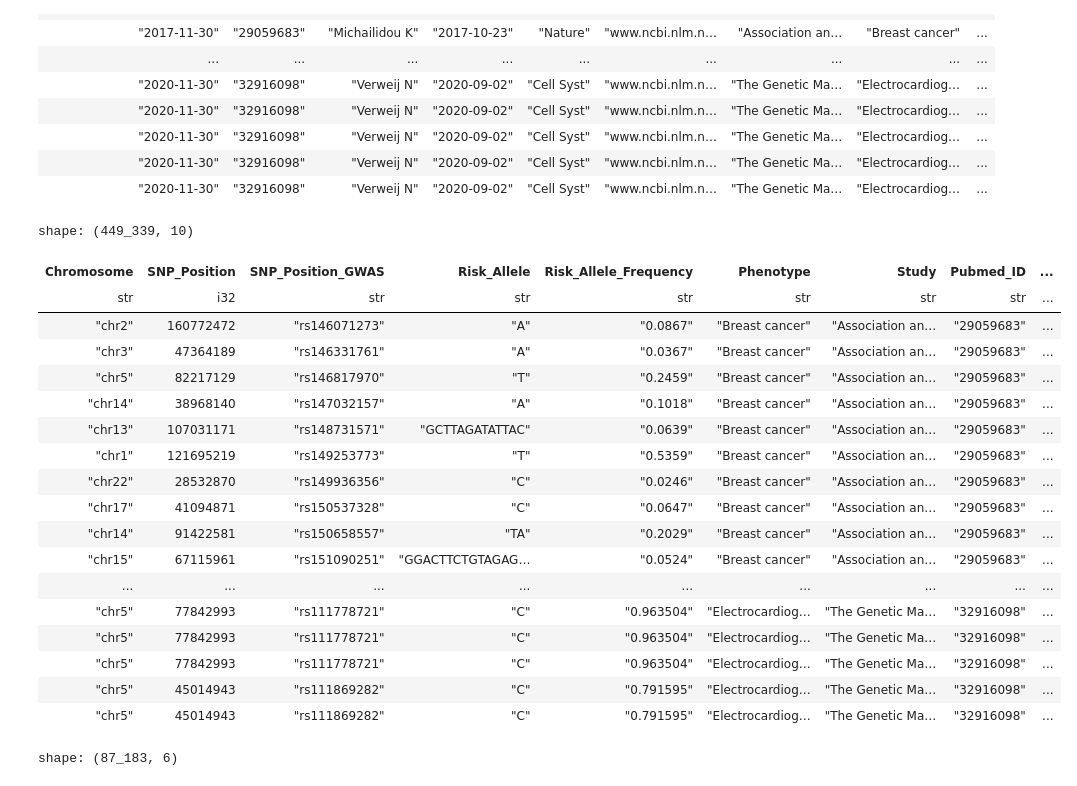
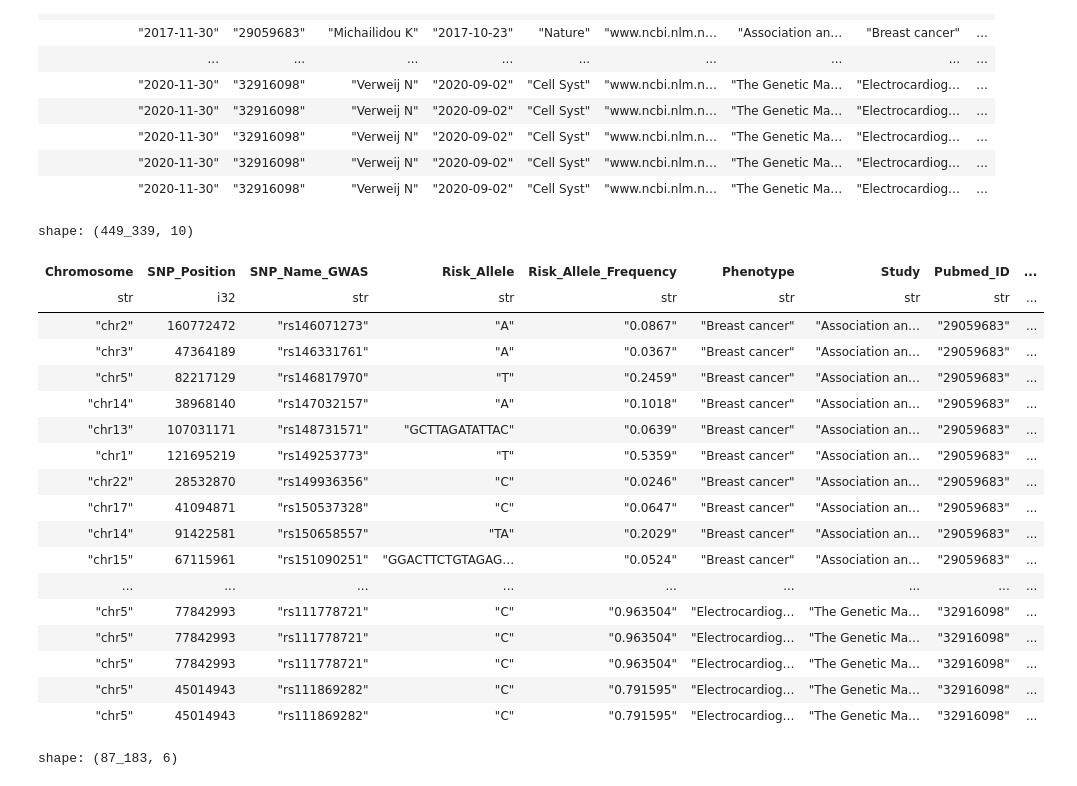
Before and after one commit to strug-hub/gwas-svatalog, a Jupyter notebook: in_development_app.ipynb, the cells around one changed output. Drawn from its saved outputs; the diff is of its cells as text; code cells hidden in the pictures.

```diff
--- a/in_development_app.ipynb
+++ b/in_development_app.ipynb
@@ -65,35 +65,35 @@ df_gwas = DF_GWAS_FULL.select([
     pl.col("SNPS"),
     pl.col("STRONGEST SNP-RISK ALLELE"),
     pl.col("RISK ALLELE FREQUENCY"),
     pl.col("DISEASE/TRAIT"),
     pl.col("STUDY"),
     pl.col("PUBMEDID"),
     pl.col("LINK"),
     pl.col("P-VALUE")
 ]).drop_nulls(["CHR_ID"]).with_columns([
     (pl.lit("chr") + pl.col("CHR_ID")).alias("CHR_ID"),
     pl.col("SNPS").str.split(";").arr.first(),
     pl.col("STRONGEST SNP-RISK ALLELE").str.split("-").arr.last()
 ]).filter(pl.col("P-VALUE") <= 1)
 
 # Rename columns in the output
 df_gwas = df_gwas.rename({
     "CHR_ID": "Chromosome",
     "CHR_POS" : "SNP_Position",
-    "SNPS": "SNP_Position_GWAS",
+    "SNPS": "SNP_Name_GWAS",
     "STRONGEST SNP-RISK ALLELE": "Risk_Allele",
     "RISK ALLELE FREQUENCY": "Risk_Allele_Frequency",
     "DISEASE/TRAIT": "Phenotype",
     "STUDY": "Study",
     "PUBMEDID": "Pubmed_ID",
     "LINK": "Link",
     "P-VALUE": "P-Value"
 })
 
 df_gwas
 # %% [output]
 shape: (449_339, 10)
-| Chromosome | SNP_Position | SNP_Position_GWAS | Risk_Allele | Risk_Allele_Frequency | Phenotype | Study | Pubmed_ID | ... |
+| Chromosome | SNP_Position | SNP_Name_GWAS | Risk_Allele | Risk_Allele_Frequency | Phenotype | Study | Pubmed_ID | ... |
 | str | i32 | str | str | str | str | str | str | ... |
 | "chr2" | 160772472 | "rs146071273" | "A" | "0.0867" | "Breast cancer" | "Association an… | "29059683" | ... |
 | "chr3" | 47364189 | "rs146331761" | "A" | "0.0367" | "Breast cancer" | "Association an… | "29059683" | ... |
```
Also changed, not shown: parts of 5 cells of this notebook, 1 other file.
